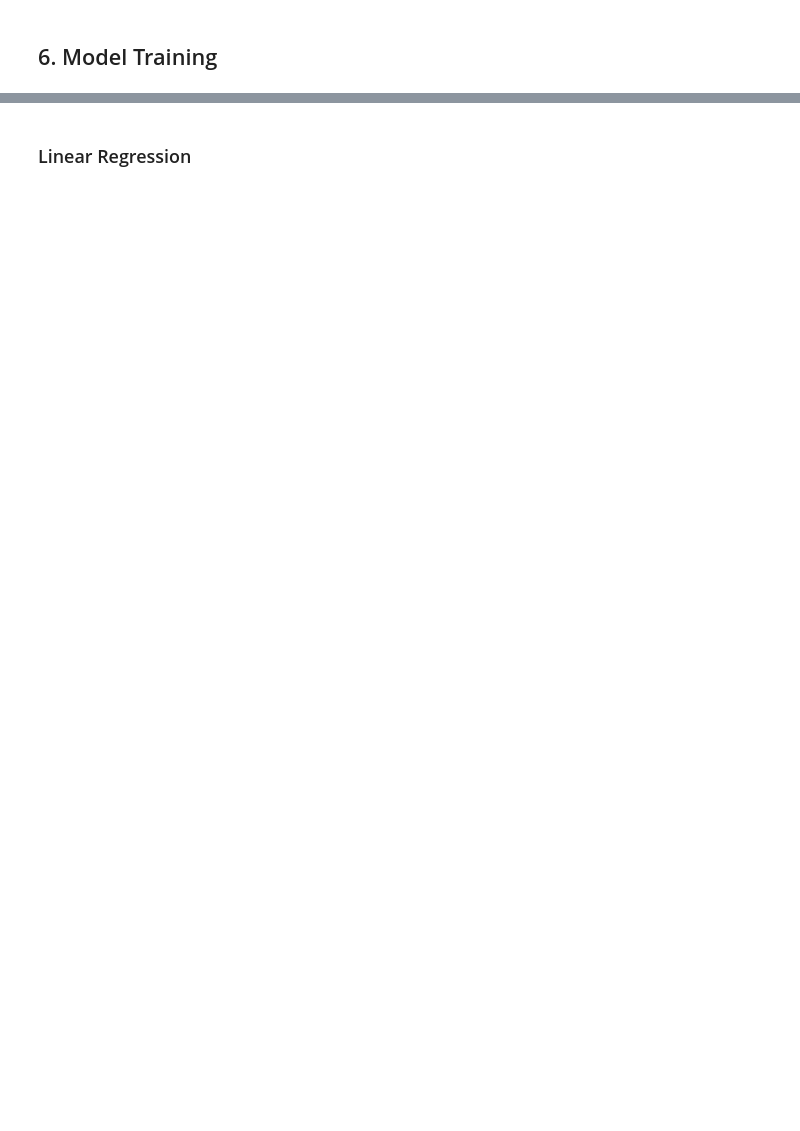
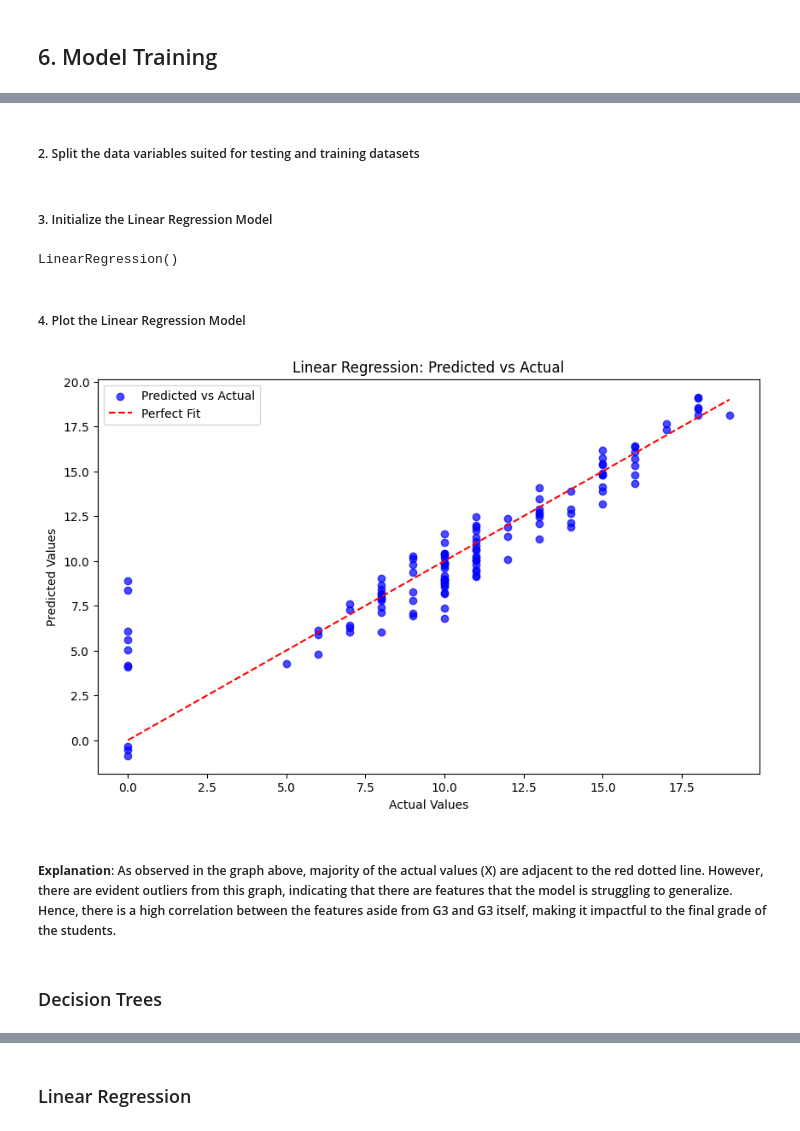
Before and after one commit to MiguelCarloKua/STINTSY_AlcoholConsumption, a Jupyter notebook: STINTSY_StudentAlcohol.ipynb, the cells around one changed output, grey strips where cells are left out. Saved outputs shown, nothing was run; the diff lists cells and outputs as text; code cells hidden in the pictures; blank space fills up the shorter version.

Commit message:
linear regression error analysis start

```diff
--- a/STINTSY_StudentAlcohol.ipynb
+++ b/STINTSY_StudentAlcohol.ipynb
@@ -524,0 +523,39 @@ Based on the correlation values with the target variable (G3) presented in the e
+# %%
+from sklearn.model_selection import train_test_split
+from sklearn.linear_model import LinearRegression
+from sklearn.metrics import mean_squared_error, r2_score, mean_absolute_error
+
+lr_data = df_student.copy()
+
+X_lr = lr_data.drop(columns=['G3'])
+y_lr = lr_data['G3']
+# %% [markdown]
+##### 2. Split the data variables suited for testing and training datasets
+# %%
+X_train, X_test, y_train, y_test = train_test_split(X_lr, y_lr, test_size=0.2, random_state=42)
+# %% [markdown]
+##### 3. Initialize the Linear Regression Model
+# %%
+lr_model = LinearRegression()
+lr_model.fit(X_train, y_train)
+# %% [output]
+LinearRegression()
+# %% [markdown]
+##### 4. Plot the Linear Regression Model
+# %%
+y_pred = lr_model.predict(X_test)
+
+plt.figure(figsize=(10, 6))
+plt.scatter(y_test, y_pred, alpha=0.7, color='blue', label='Predicted vs Actual')
+plt.plot([y_test.min(), y_test.max()], [y_test.min(), y_test.max()], '--', color='red', label='Perfect Fit')
+plt.title('Linear Regression: Predicted vs Actual')
+plt.xlabel('Actual Values')
+plt.ylabel('Predicted Values')
+plt.legend()
+plt.show()
+# %% [output]
+[figure, added]
+# %% [markdown]
+##### **Explanation**: As observed in the graph above, majority of the actual values (X) are adjacent to the red dotted line. However, there are evident outliers from this graph, indicating that there are features that the model is struggling to generalize. Hence, there is a high correlation between the features aside from G3 and G3 itself, making it impactful to the final grade of the students.
+# %% [markdown]
+### Decision Trees
```
Also changed, not shown: parts of 108 cells of this notebook.
